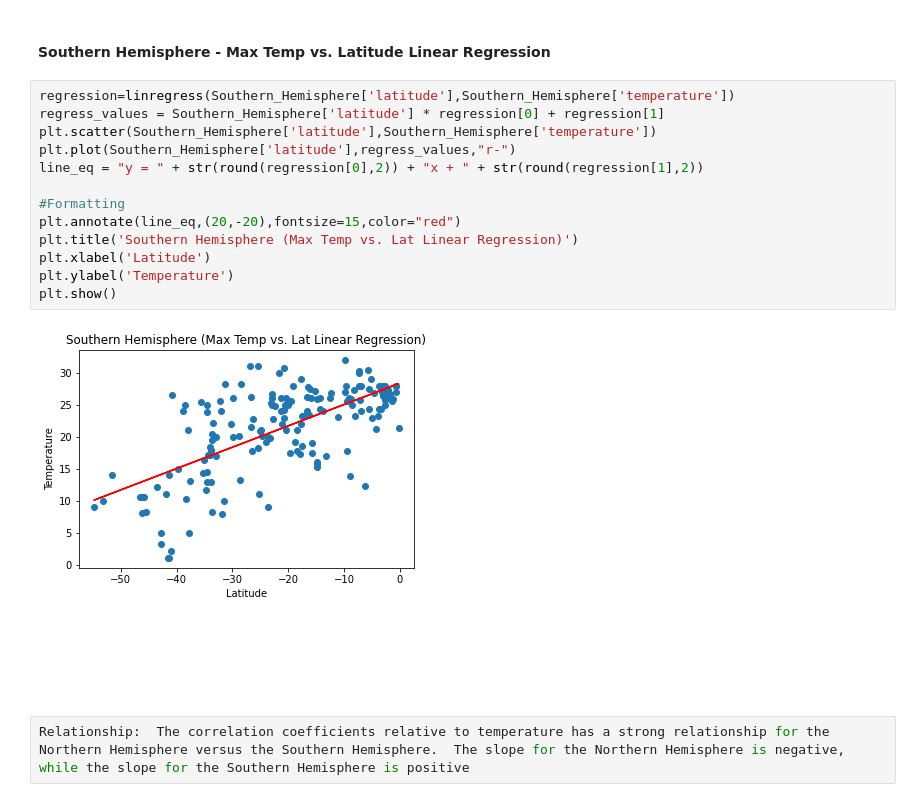
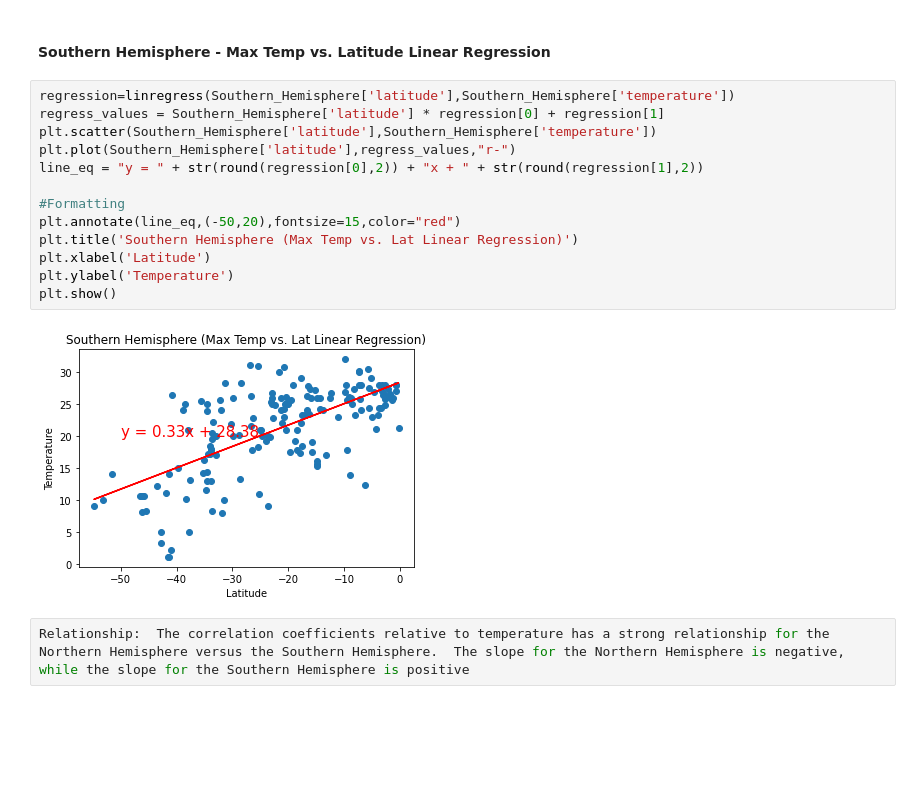
Before and after one commit to AnneNiemiec/Python-API, a Jupyter notebook: Weather_py/WeatherPy.ipynb, the cells around one changed output. Cells and saved outputs as stored; diff of their text form; blank space fills up the shorter version.

```diff
--- a/Weather_py/WeatherPy.ipynb
+++ b/Weather_py/WeatherPy.ipynb
@@ -325,18 +327,18 @@ plt.show()
 # %%
 regression=linregress(Southern_Hemisphere['latitude'],Southern_Hemisphere['temperature'])
 regress_values = Southern_Hemisphere['latitude'] * regression[0] + regression[1]
 plt.scatter(Southern_Hemisphere['latitude'],Southern_Hemisphere['temperature'])
 plt.plot(Southern_Hemisphere['latitude'],regress_values,"r-")
 line_eq = "y = " + str(round(regression[0],2)) + "x + " + str(round(regression[1],2))
 
 #Formatting
-plt.annotate(line_eq,(20,-20),fontsize=15,color="red")
+plt.annotate(line_eq,(-50,20),fontsize=15,color="red")
 plt.title('Southern Hemisphere (Max Temp vs. Lat Linear Regression)')
 plt.xlabel('Latitude')
 plt.ylabel('Temperature')
 plt.show()
 # %% [output]
-[figure, old version]
+[figure, new version]
 # %%
 Relationship:  The correlation coefficients relative to temperature has a strong relationship for the Northern Hemisphere versus the Southern Hemisphere.  The slope for the Northern Hemisphere is negative, while the slope for the Southern Hemisphere is positive
 # %%
```
Also changed, not shown: parts of 4 cells of this notebook, 10 other files.
